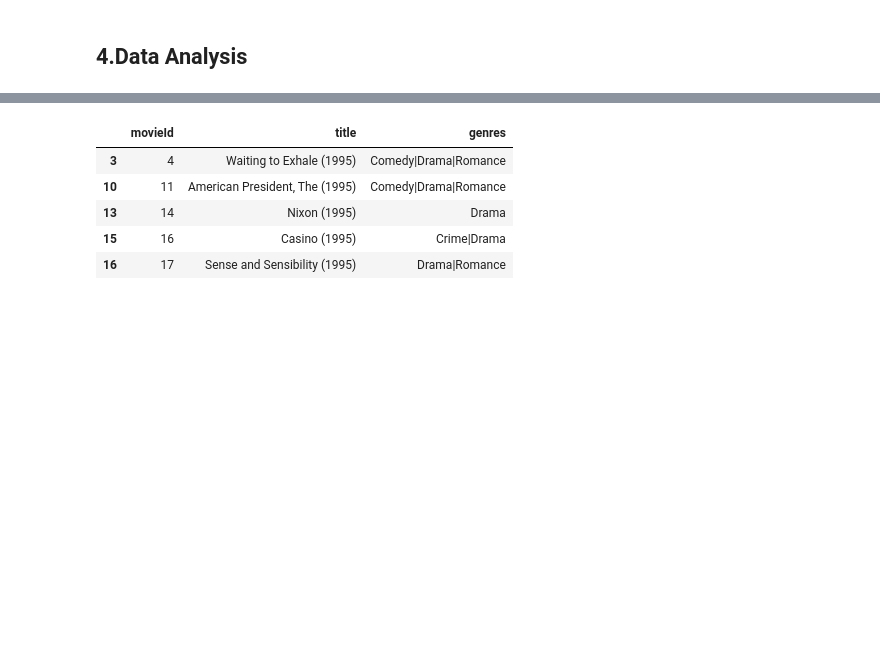
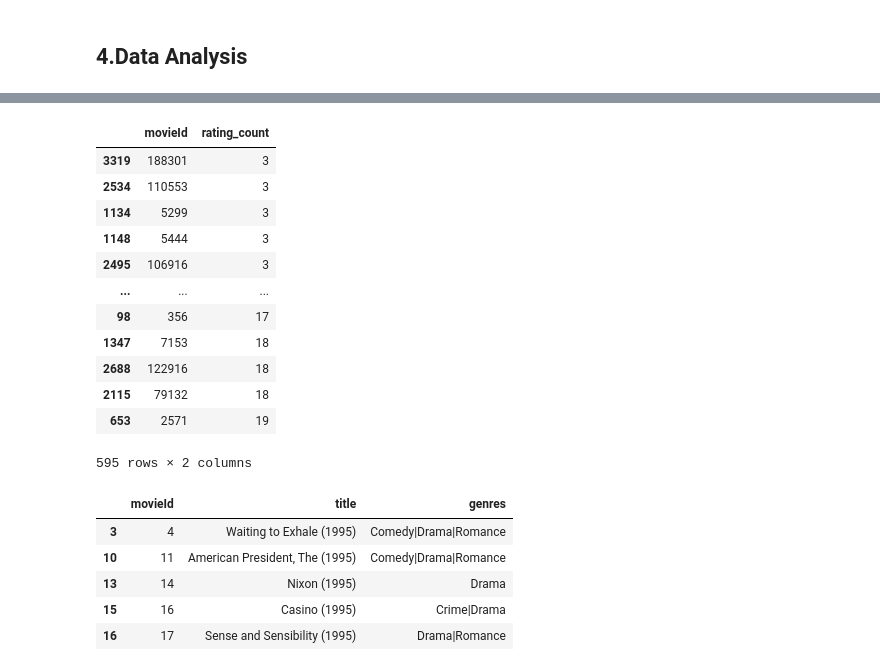
Before and after one commit to Mazharul-Hossain/sequence-based-recommendations, a Jupyter notebook: notebooks/01. Analysis of Movie Lens dataset (Beginner's Analysis).ipynb, the cells around one changed output, grey strips where cells are left out. Saved outputs shown, nothing was run; the diff lists cells and outputs as text; code cells hidden in the pictures; blank space fills up the shorter version.

```diff
--- a/notebooks/01. Analysis of Movie Lens dataset (Beginner's Analysis).ipynb
+++ b/notebooks/01. Analysis of Movie Lens dataset (Beginner's Analysis).ipynb
@@ -169,3 +190,27 @@ ratings.loc[ratings.timestamp>t].sort_values(by=['timestamp'], ascending=True).s
+# %%
+temp_df = temp_ratings.groupby('movieId').agg({'rating':'count'}).rename(
+    columns={'rating':'rating_count'}).reset_index()
+# %%
+temp_df.sort_values(by=['rating_count'], ascending=True)
+#  if starts from 2017 counting only 1 or ratings present: 5106 rows × 2 columns
+# new_temp_df = temp_df.loc[temp_df.rating_count>=3].sort_values(by=['rating_count'], ascending=True)
+# if starts from 2017: 1397 rows × 2 columns
+new_temp_df
+# if starts from 2018: 595 rows × 2 columns
+# %% [output]
+|  | movieId | rating_count |
+| 3319 | 188301 | 3 |
+| 2534 | 110553 | 3 |
+| 1134 | 5299 | 3 |
+| 1148 | 5444 | 3 |
+| 2495 | 106916 | 3 |
+| ... | ... | ... |
+| 98 | 356 | 17 |
+| 1347 | 7153 | 18 |
+| 2688 | 122916 | 18 |
+| 2115 | 79132 | 18 |
+| 653 | 2571 | 19 |
+595 rows × 2 columns
 # %%
 drama_movies = movies['genres'].str.contains('Drama')
 movies[drama_movies].head()
```
Also changed, not shown: parts of 17 cells of this notebook, 7 other files.
